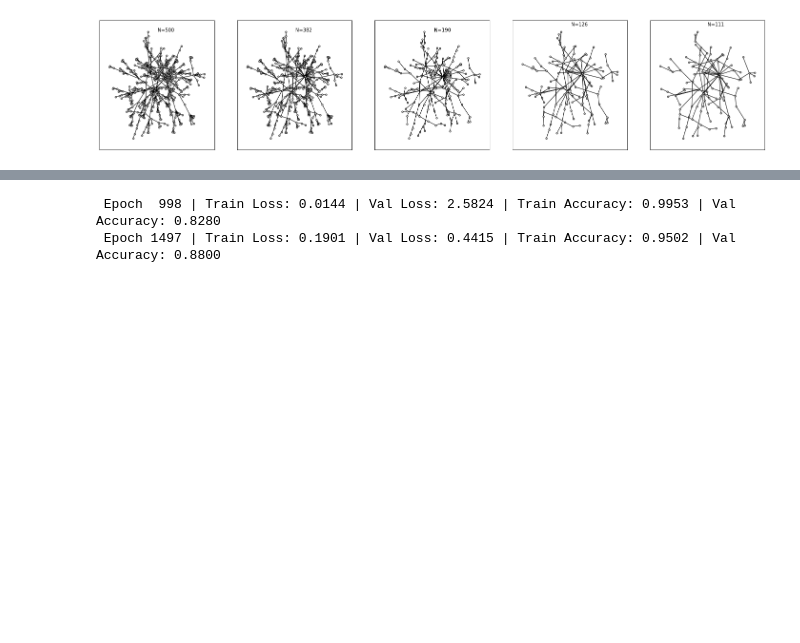
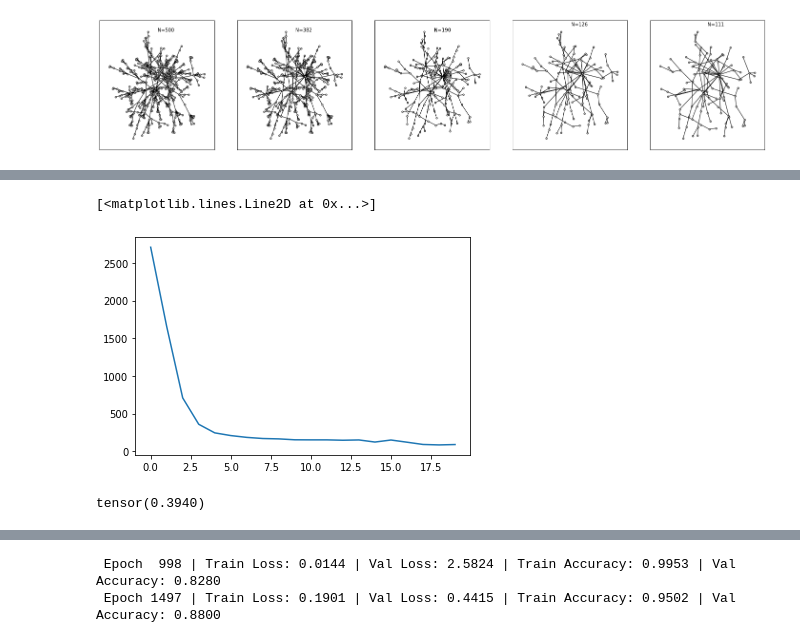
Before and after one commit to JudahGazit/ColabNotebooks, a Jupyter notebook: zoomout.ipynb, the cells around one changed output, grey strips where cells are left out. Saved outputs shown, nothing was run; the diff lists cells and outputs as text; code cells hidden in the pictures; blank space fills up the shorter version.

```diff
--- a/zoomout.ipynb
+++ b/zoomout.ipynb
@@ -150,6 +110,7 @@ def compress_dataset(data, t, transform, device=None):
             compress_matrix[i][j] = 1 / len(row)
     invert_compress_matrix = torch.tensor((compress_matrix.transpose() > 0).astype(float), dtype=torch.float).to_sparse()
     compress_matrix = torch.tensor(compress_matrix, dtype=torch.float).to_sparse()
+    compressed_x = compress_matrix @ data.x
 
     data_compressed = torch_geometric.utils.convert.from_networkx(compressed)
     data_compressed = transform(data_compressed)
@@ -233,3 +187,8 @@ def evaluate(model, optimizer, data, data_compressed, best_val, epoch, model_pat
         log = f'Epoch {epoch:4d} | Alpha {alpha:.2f} | Train Loss: {train_loss:.4f} | Val Loss: {val_loss:.4f} | Train Accuracy: {train_acc:.4f} | Val Accuracy: {val_acc:.4f}'
         print("\r", log, end="")
     return best_val
+# %%
+plt.plot([compress_dataset(dataset[0], i, transform, device).num_nodes for i in np.linspace(0, 10, 20)])
+# %% [output]
+[<matplotlib.lines.Line2D at 0x...>]
+[figure, added]
@@ -236,3 +197,9 @@ def evaluate(model, optimizer, data, data_compressed, best_val, epoch, model_pat
+# %%
+yy = data_compressed.invert_compress_matrix @ (data_compressed.compress_matrix @ data.y.cpu().float())
+
+(abs(yy.round() - data.y.cpu()) < 1e-3).float().mean()
+# %% [output]
+tensor(0.3940)
 # %%
 MODEL_PATH = 'model_params'
 device = torch.device('cuda' if torch.cuda.is_available() else 'cpu')
```
Also changed, not shown: parts of 14 cells of this notebook.
